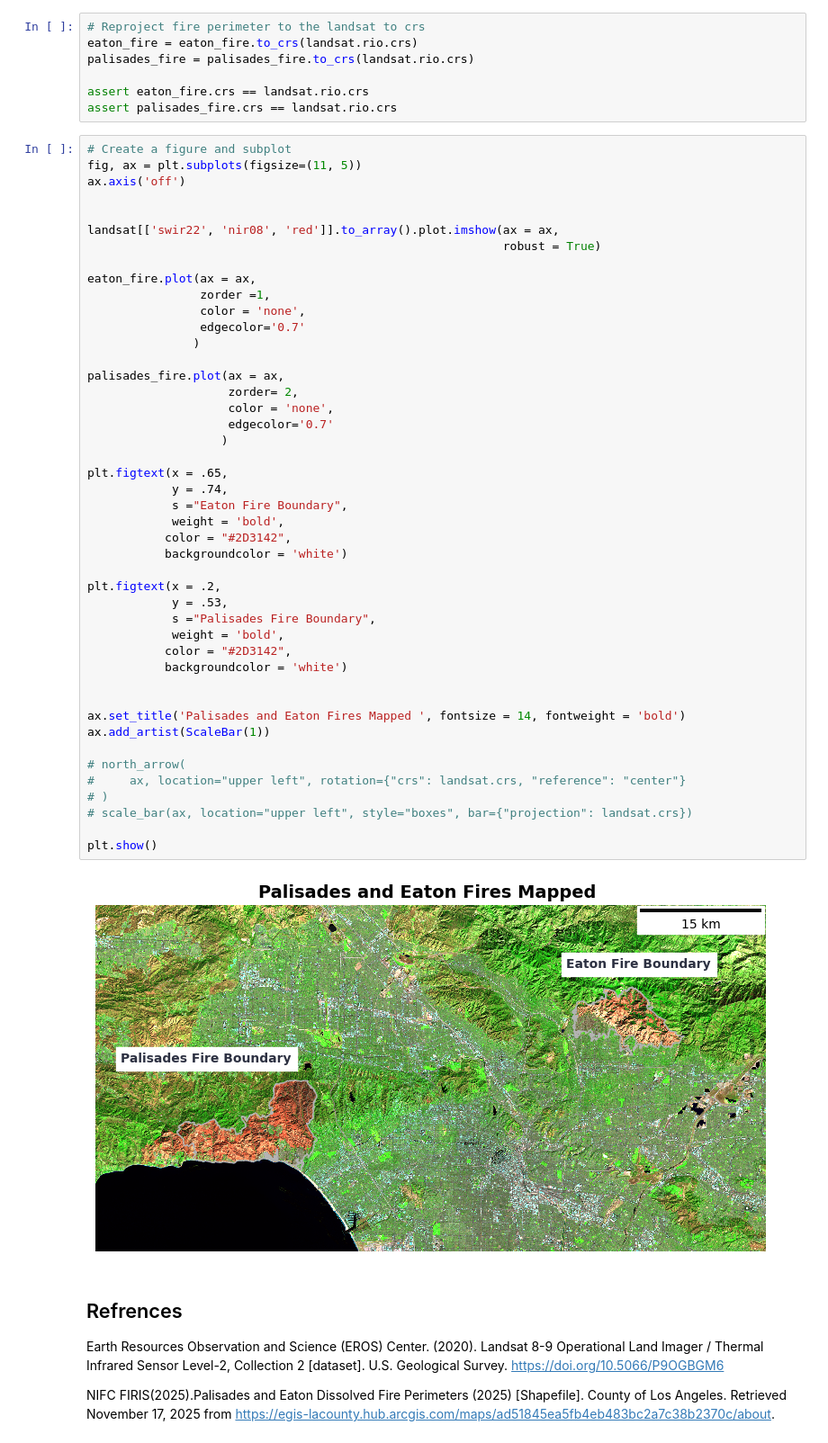
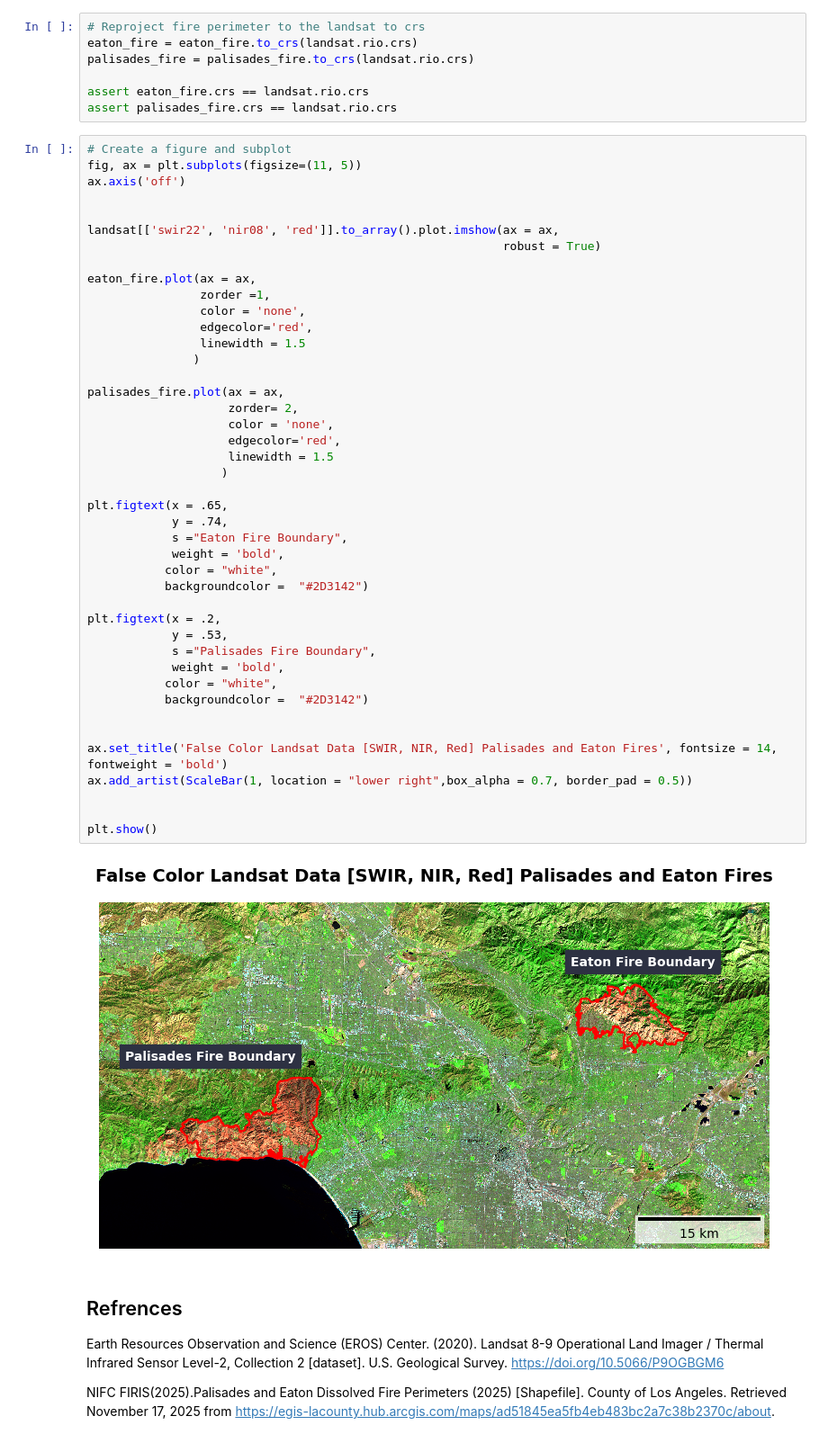
Before and after one commit to sofiiir/eds220-hwk4, a Jupyter notebook: hwk4-task2-false-color-RODAS.ipynb, the cells around one changed output. Shown at 90% size. Drawn from its saved outputs; the diff is of its cells as text.

```diff
--- a/hwk4-task2-false-color-RODAS.ipynb
+++ b/hwk4-task2-false-color-RODAS.ipynb
@@ -230,46 +227,44 @@ ax.axis('off')
 
 
 landsat[['swir22', 'nir08', 'red']].to_array().plot.imshow(ax = ax,
                                                            robust = True)
 
 eaton_fire.plot(ax = ax,
                 zorder =1,
                 color = 'none',
-                edgecolor='0.7'
+                edgecolor='red',
+                linewidth = 1.5
                )
 
 palisades_fire.plot(ax = ax,
                     zorder= 2,
                     color = 'none',
-                    edgecolor='0.7'
+                    edgecolor='red',
+                    linewidth = 1.5
                    )
 
 plt.figtext(x = .65,
             y = .74,
             s ="Eaton Fire Boundary",
             weight = 'bold',
-           color = "#2D3142",
-           backgroundcolor = 'white')
+           color = "white",
+           backgroundcolor =  "#2D3142")
 
 plt.figtext(x = .2,
             y = .53,
             s ="Palisades Fire Boundary",
             weight = 'bold',
-           color = "#2D3142",
-           backgroundcolor = 'white')
+           color = "white",
+           backgroundcolor =  "#2D3142")
 
 
-ax.set_title('Palisades and Eaton Fires Mapped ', fontsize = 14, fontweight = 'bold')
-ax.add_artist(ScaleBar(1))
+ax.set_title('False Color Landsat Data [SWIR, NIR, Red] Palisades and Eaton Fires', fontsize = 14, fontweight = 'bold')
+ax.add_artist(ScaleBar(1, location = "lower right",box_alpha = 0.7, border_pad = 0.5))
 
-# north_arrow(
-#     ax, location="upper left", rotation={"crs": landsat.crs, "reference": "center"}
-# )
-# scale_bar(ax, location="upper left", style="boxes", bar={"projection": landsat.crs})
 
 plt.show()
 # %% [output]
-[figure, old version]
+[figure, new version]
 # %% [markdown]
 ## Refrences
 
```
Also changed, not shown: parts of 7 cells of this notebook.
